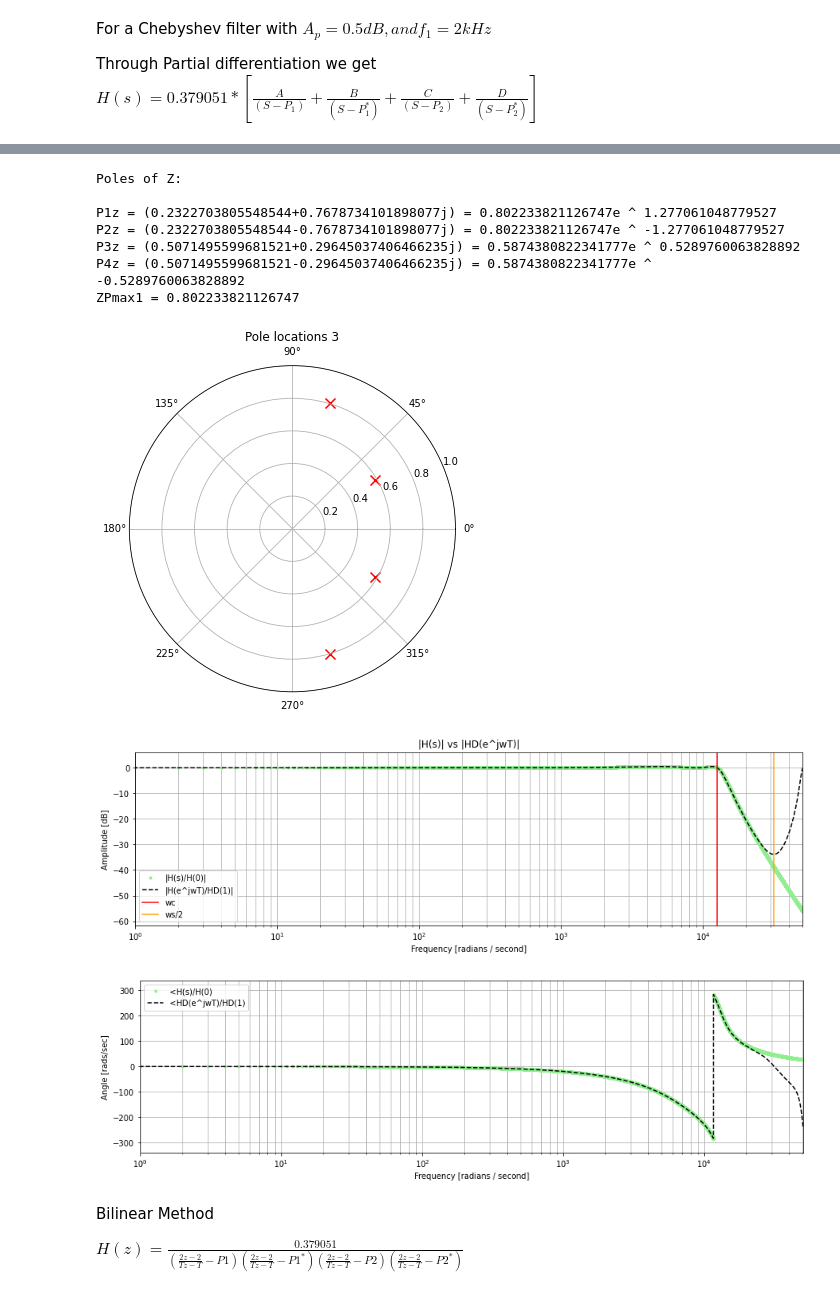
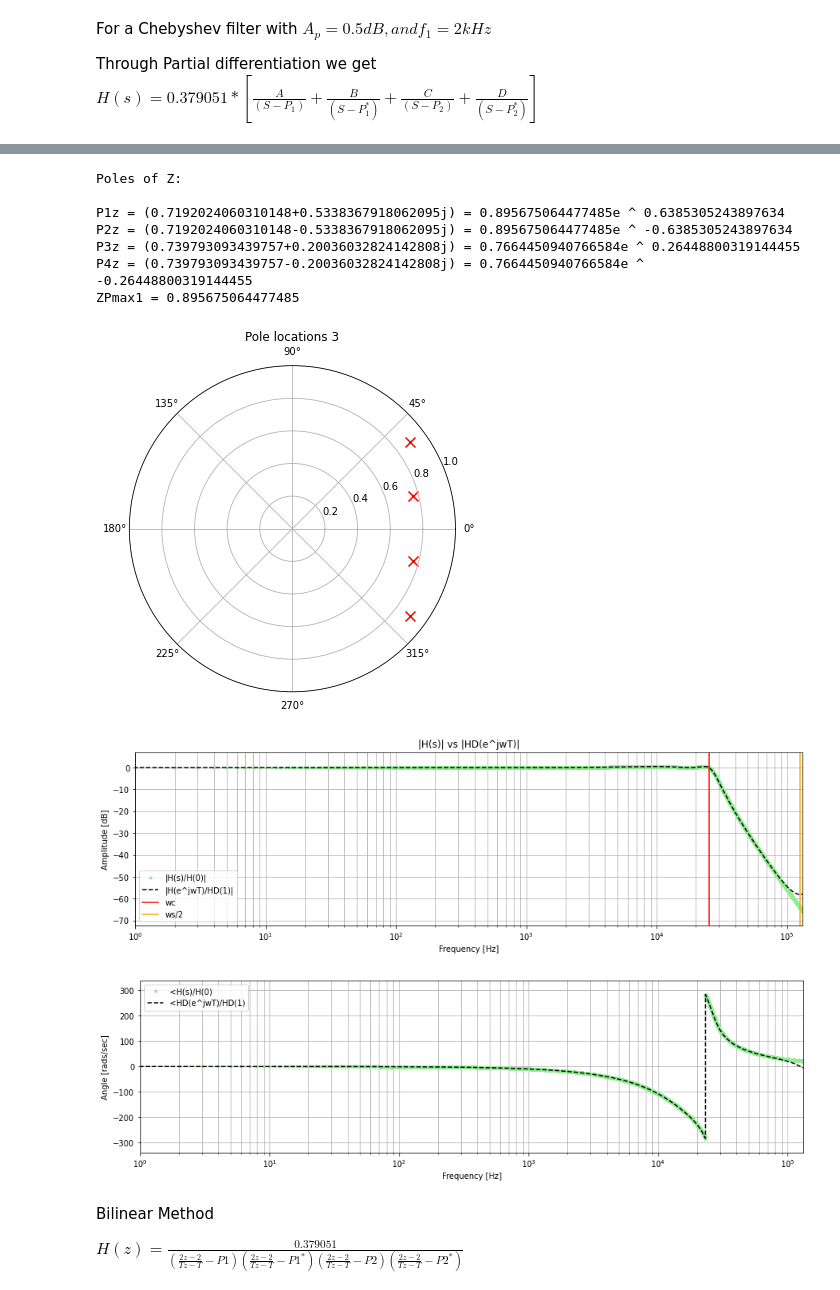
Before and after one commit to nico7/DSP-Projects, a Jupyter notebook: IIR Design - Project 2.ipynb, the cells around one changed output, grey strips where cells are left out. Cells and saved outputs as stored; diff of their text form; code cells hidden in the pictures.

```diff
--- a/IIR Design - Project 2.ipynb
+++ b/IIR Design - Project 2.ipynb
@@ -7,10 +7,10 @@ import matplotlib.pyplot as plt
 
 import numpy as np
 # %%
-f1 = 2_000
+f1 = 4_000
 w1 = 2 * np.pi * f1
-
-fs = 10_000
+print(f'w3db = {w1}')
+fs = 40_000
 ws = 2 * np.pi * fs
 
 Ts = 1/fs
@@ -30,7 +30,7 @@ plt.semilogx(w,  20 * np.log10(abs(h)))
 
 plt.title('Chebyshev Type I frequency response (rp=5)')
 
-plt.xlabel('Frequency [radians / second]')
+plt.xlabel('Frequency [rads/sec]')
 
 plt.ylabel('Amplitude [dB]')
 
@@ -144,12 +145,12 @@ plt.show()
 # %% [output]
 Poles of Z:
 
-P1z = (0.2322703805548544+0.7678734101898077j) = 0.802233821126747e ^ 1.277061048779527
-P2z = (0.2322703805548544-0.7678734101898077j) = 0.802233821126747e ^ -1.277061048779527
-P3z = (0.5071495599681521+0.29645037406466235j) = 0.5874380822341777e ^ 0.5289760063828892
-P4z = (0.5071495599681521-0.29645037406466235j) = 0.5874380822341777e ^ -0.5289760063828892
-ZPmax1 = 0.802233821126747
+P1z = (0.7192024060310148+0.5338367918062095j) = 0.895675064477485e ^ 0.6385305243897634
+P2z = (0.7192024060310148-0.5338367918062095j) = 0.895675064477485e ^ -0.6385305243897634
+P3z = (0.739793093439757+0.20036032824142808j) = 0.7664450940766584e ^ 0.26448800319144455
+P4z = (0.739793093439757-0.20036032824142808j) = 0.7664450940766584e ^ -0.26448800319144455
+ZPmax1 = 0.895675064477485
-[figure, old version]
+[figure, new version]
 # %%
 #ejwT = np.e ** (w * complex(0, 1) * Ts)
 z = np.e ** (w * complex(0, 1) * Ts)
@@ -158,41 +159,41 @@ H_DD = (A * (z/(z - p1z))) + (B * (z/(z - p2z))) + (C * (z/(z - p3z))) + (D * (z
 
 H_D = 0.379051 * H_DD
 
-nn = int(2 * np.pi * 8_000) + 1
+nn = int(2 * np.pi * 21_000) + 1
 
 plt.figure().set_figwidth(15)
 plt.margins(0, 0.1)
 plt.semilogx(w[:nn],  20 * np.log10(np.abs(h[:nn]/h[0])), '.', c='lightgreen', label = '|H(s)/H(0)|')
 plt.semilogx(w[:nn], 20 * np.log10(np.abs(H_D[:nn]/H_D[1])), '--', c='black', label = '|H(e^jwT)/HD(1)|')
 
 plt.title('|H(s)| vs |HD(e^jwT)|')
 
-plt.xlabel('Frequency [radians / second]')
+plt.xlabel('Frequency [Hz]')
 
 plt.ylabel('Amplitude [dB]')
 
 plt.grid(which='both', axis='both')
 
 plt.axvline(w1, color='red', label='wc') # cutoff frequency
 
 plt.axvline(ws/2, color='orange', label = 'ws/2') # cutoff frequency
 
 plt.legend()
 plt.show()
 
 
 plt.figure().set_figwidth(15)
 plt.margins(0, 0.1)
 plt.ylabel('Angle [rads/sec]')
-plt.xlabel('Frequency [radians / second]')
+plt.xlabel('Frequency [Hz]')
 plt.semilogx(w[:nn],  90 * np.angle(h[:nn]/h[0]), '.', c='lightgreen', label = '<H(s)/H(0)')
 plt.semilogx(w[:nn],  90 * np.angle(H_D[:nn]/H_D[1]), '--', c='black', label = '<HD(e^jwT)/HD(1)')
 plt.grid(which='both', axis='both')
 plt.legend()
 plt.show()
 # %% [output]
-[figure, old version]
+[figure, new version]
-[figure, old version]
+[figure, new version]
 # %% [markdown]
 Bilinear Method
 <div></div>
```
Also changed, not shown: parts of 10 cells of this notebook.
